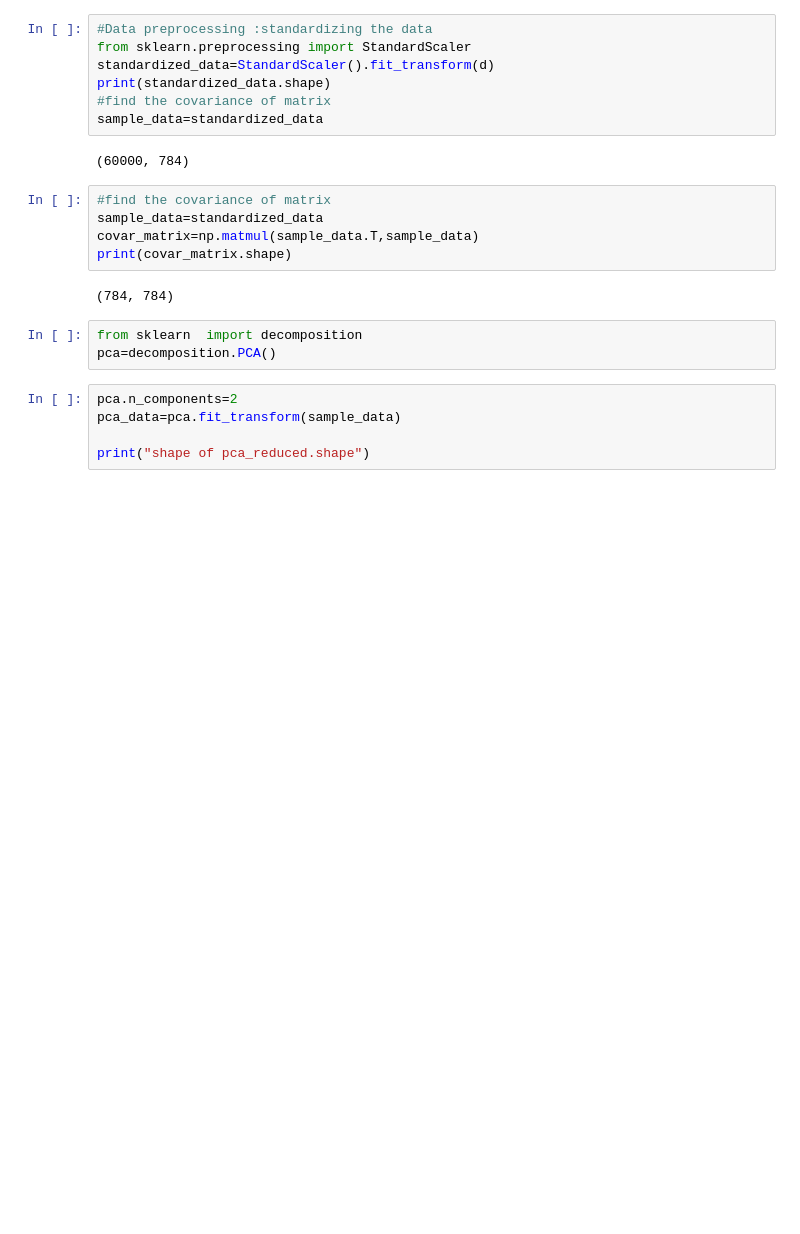
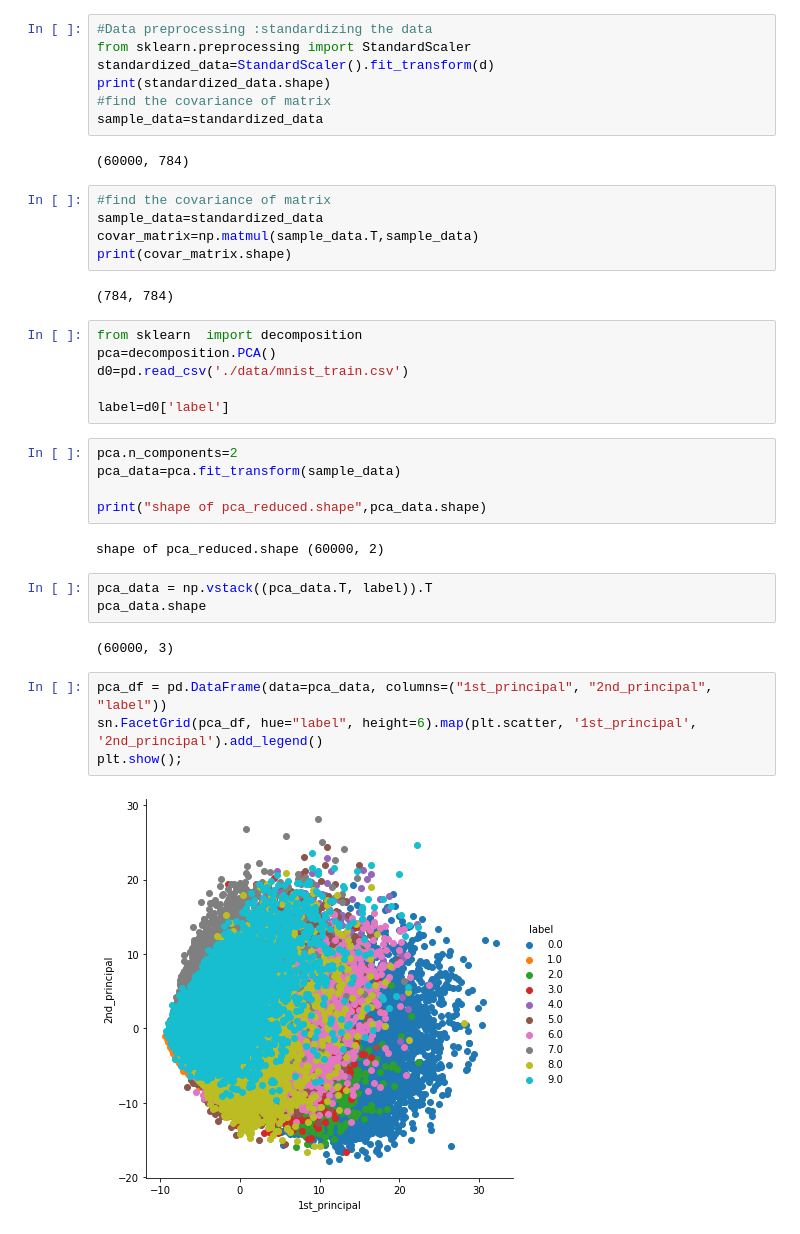
Before and after one commit to DataNeuron/Tensflow_projects, a Jupyter notebook: Mnist classification using pCA.ipynb, the cells around one changed output. Drawn from its saved outputs; the diff is of its cells as text; blank space fills up the shorter version.

```diff
--- a/Mnist classification using pCA.ipynb
+++ b/Mnist classification using pCA.ipynb
@@ -65,8 +66,24 @@ print(covar_matrix.shape)
 # %%
 from sklearn  import decomposition
 pca=decomposition.PCA()
+d0=pd.read_csv('./data/mnist_train.csv')
+
+label=d0['label']
 # %%
 pca.n_components=2
 pca_data=pca.fit_transform(sample_data)
 
-print("shape of pca_reduced.shape")
+print("shape of pca_reduced.shape",pca_data.shape)
+# %% [output]
+shape of pca_reduced.shape (60000, 2)
+# %%
+pca_data = np.vstack((pca_data.T, label)).T
+pca_data.shape
+# %% [output]
+(60000, 3)
+# %%
+pca_df = pd.DataFrame(data=pca_data, columns=("1st_principal", "2nd_principal", "label"))
+sn.FacetGrid(pca_df, hue="label", height=6).map(plt.scatter, '1st_principal', '2nd_principal').add_legend()
+plt.show();
+# %% [output]
+[figure, added]
```
Also changed, not shown: parts of 2 cells of this notebook.
